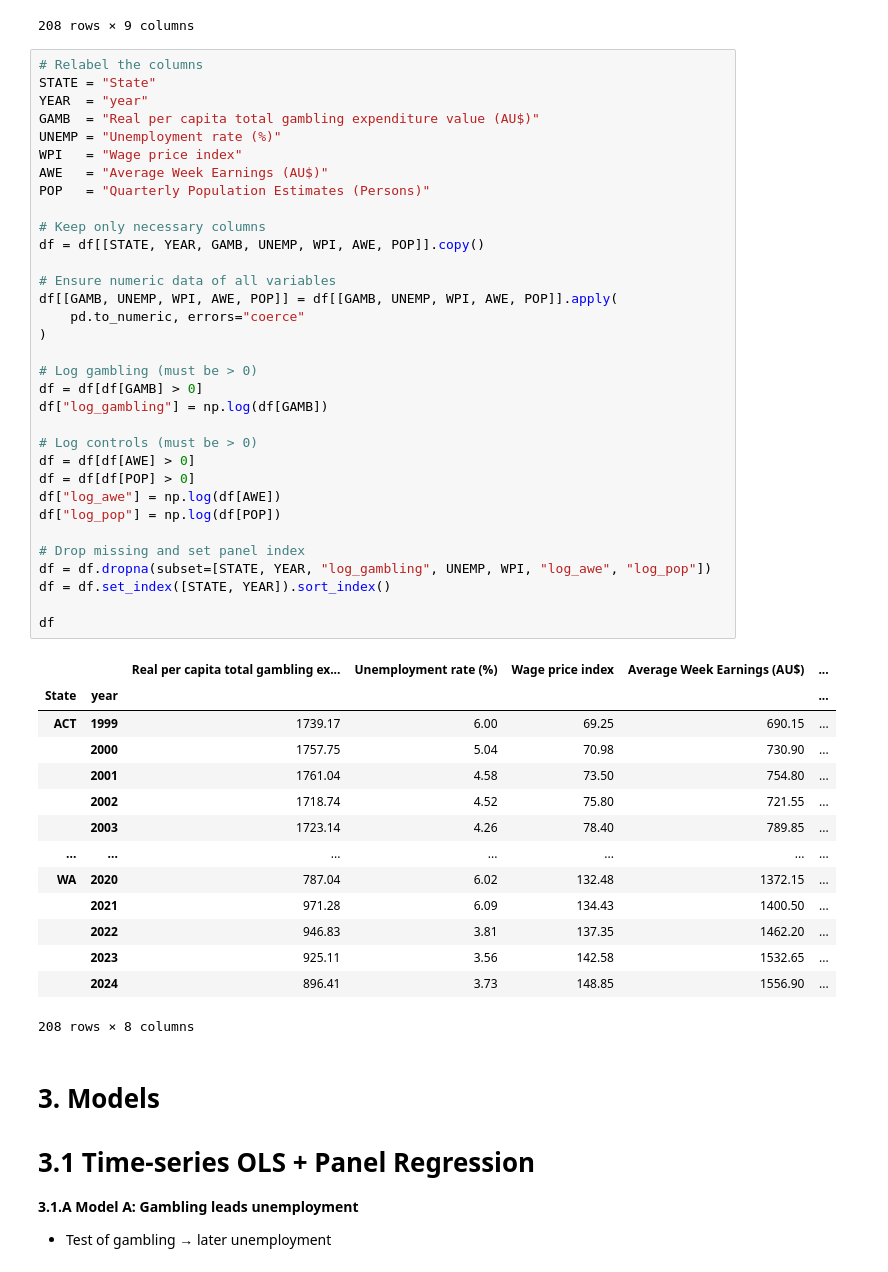
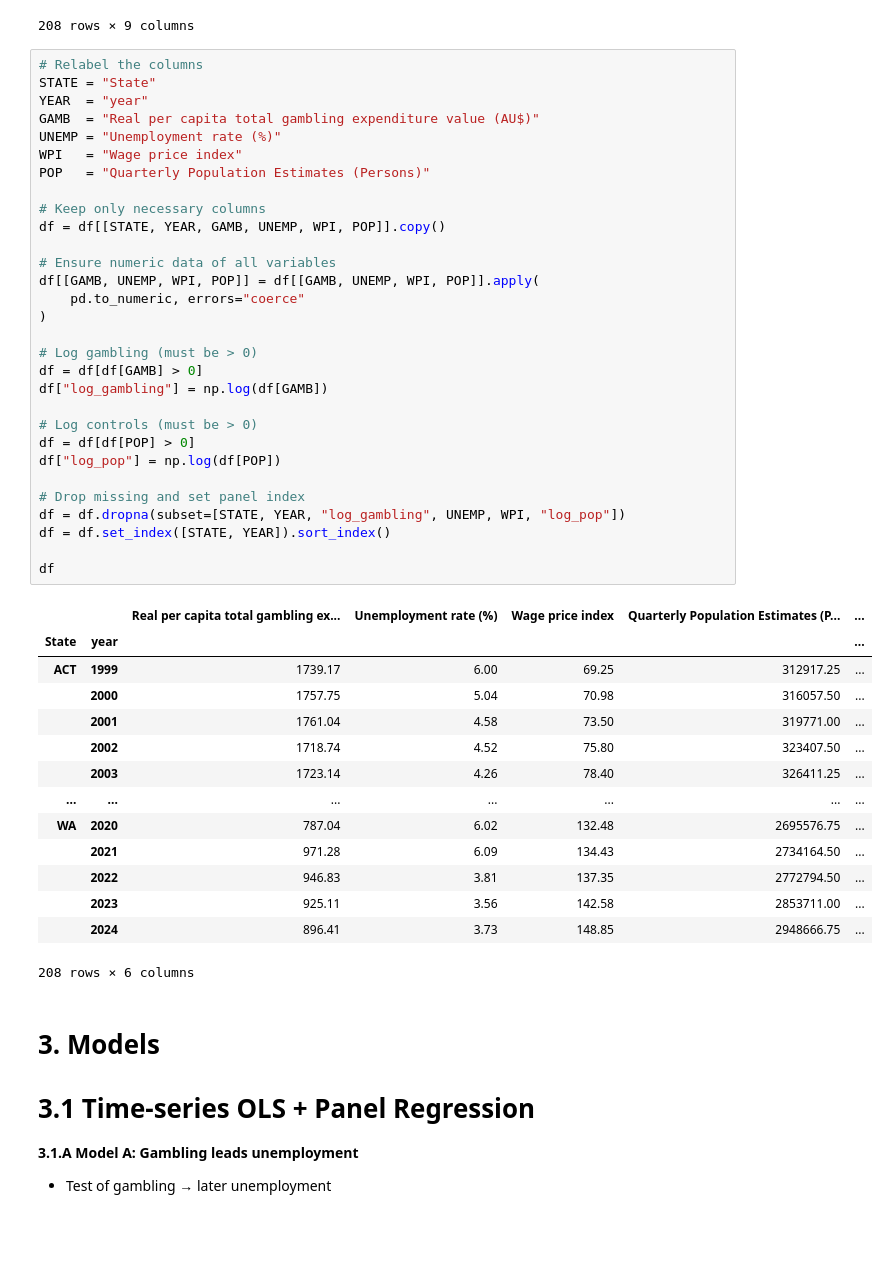
Before and after one commit to Yukiii0517/QM2, a Jupyter notebook: QM_updated_.ipynb, the cells around one changed output. Saved outputs shown, nothing was run; the diff lists cells and outputs as text; blank space fills up the shorter version.

```diff
--- a/QM_updated_.ipynb
+++ b/QM_updated_.ipynb
@@ -103,51 +101,48 @@ df
 # %%
 # Relabel the columns
 STATE = "State"
 YEAR  = "year"
 GAMB  = "Real per capita total gambling expenditure value (AU$)"
 UNEMP = "Unemployment rate (%)"
 WPI   = "Wage price index"
-AWE   = "Average Week Earnings (AU$)"
 POP   = "Quarterly Population Estimates (Persons)"
 
 # Keep only necessary columns
-df = df[[STATE, YEAR, GAMB, UNEMP, WPI, AWE, POP]].copy()
+df = df[[STATE, YEAR, GAMB, UNEMP, WPI, POP]].copy()
 
 # Ensure numeric data of all variables
-df[[GAMB, UNEMP, WPI, AWE, POP]] = df[[GAMB, UNEMP, WPI, AWE, POP]].apply(
+df[[GAMB, UNEMP, WPI, POP]] = df[[GAMB, UNEMP, WPI, POP]].apply(
     pd.to_numeric, errors="coerce"
 )
 
 # Log gambling (must be > 0)
 df = df[df[GAMB] > 0]
 df["log_gambling"] = np.log(df[GAMB])
 
 # Log controls (must be > 0)
-df = df[df[AWE] > 0]
 df = df[df[POP] > 0]
-df["log_awe"] = np.log(df[AWE])
 df["log_pop"] = np.log(df[POP])
 
 # Drop missing and set panel index
-df = df.dropna(subset=[STATE, YEAR, "log_gambling", UNEMP, WPI, "log_awe", "log_pop"])
+df = df.dropna(subset=[STATE, YEAR, "log_gambling", UNEMP, WPI, "log_pop"])
 df = df.set_index([STATE, YEAR]).sort_index()
 
 df
 # %% [output]
-|  |  | Real per capita total gambling ex... | Unemployment rate (%) | Wage price index | Average Week Earnings (AU$) | ... |
+|  |  | Real per capita total gambling ex... | Unemployment rate (%) | Wage price index | Quarterly Population Estimates (P... | ... |
 | State | year |  |  |  |  | ... |
-| ACT | 1999 | 1739.17 | 6.00 | 69.25 | 690.15 | ... |
-|  | 2000 | 1757.75 | 5.04 | 70.98 | 730.90 | ... |
-|  | 2001 | 1761.04 | 4.58 | 73.50 | 754.80 | ... |
-|  | 2002 | 1718.74 | 4.52 | 75.80 | 721.55 | ... |
-|  | 2003 | 1723.14 | 4.26 | 78.40 | 789.85 | ... |
+| ACT | 1999 | 1739.17 | 6.00 | 69.25 | 312917.25 | ... |
+|  | 2000 | 1757.75 | 5.04 | 70.98 | 316057.50 | ... |
+|  | 2001 | 1761.04 | 4.58 | 73.50 | 319771.00 | ... |
+|  | 2002 | 1718.74 | 4.52 | 75.80 | 323407.50 | ... |
+|  | 2003 | 1723.14 | 4.26 | 78.40 | 326411.25 | ... |
 | ... | ... | ... | ... | ... | ... | ... |
-| WA | 2020 | 787.04 | 6.02 | 132.48 | 1372.15 | ... |
-|  | 2021 | 971.28 | 6.09 | 134.43 | 1400.50 | ... |
-|  | 2022 | 946.83 | 3.81 | 137.35 | 1462.20 | ... |
-|  | 2023 | 925.11 | 3.56 | 142.58 | 1532.65 | ... |
-|  | 2024 | 896.41 | 3.73 | 148.85 | 1556.90 | ... |
+| WA | 2020 | 787.04 | 6.02 | 132.48 | 2695576.75 | ... |
+|  | 2021 | 971.28 | 6.09 | 134.43 | 2734164.50 | ... |
+|  | 2022 | 946.83 | 3.81 | 137.35 | 2772794.50 | ... |
+|  | 2023 | 925.11 | 3.56 | 142.58 | 2853711.00 | ... |
+|  | 2024 | 896.41 | 3.73 | 148.85 | 2948666.75 | ... |
-208 rows × 8 columns
+208 rows × 6 columns
 # %% [markdown]
 # 3. Models
 # 3.1 Time-series OLS + Panel Regression
```
Also changed, not shown: parts of 27 cells of this notebook.
